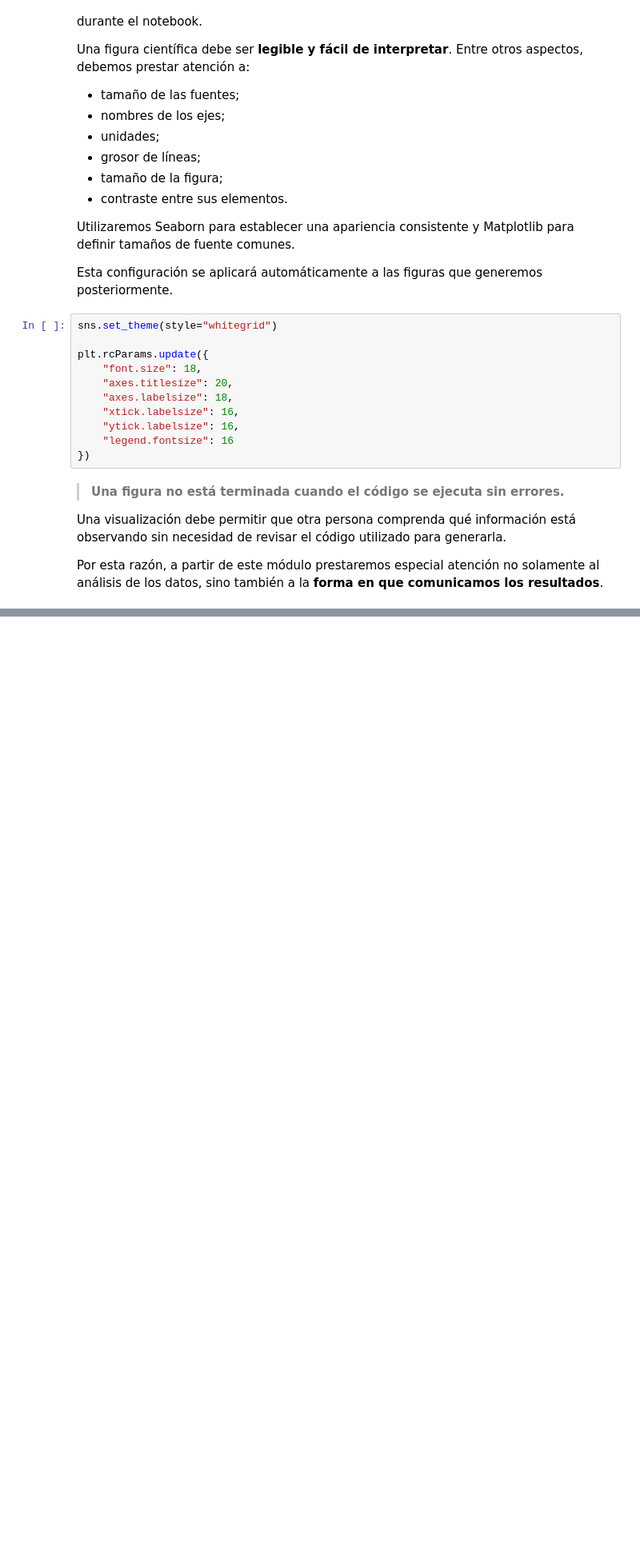
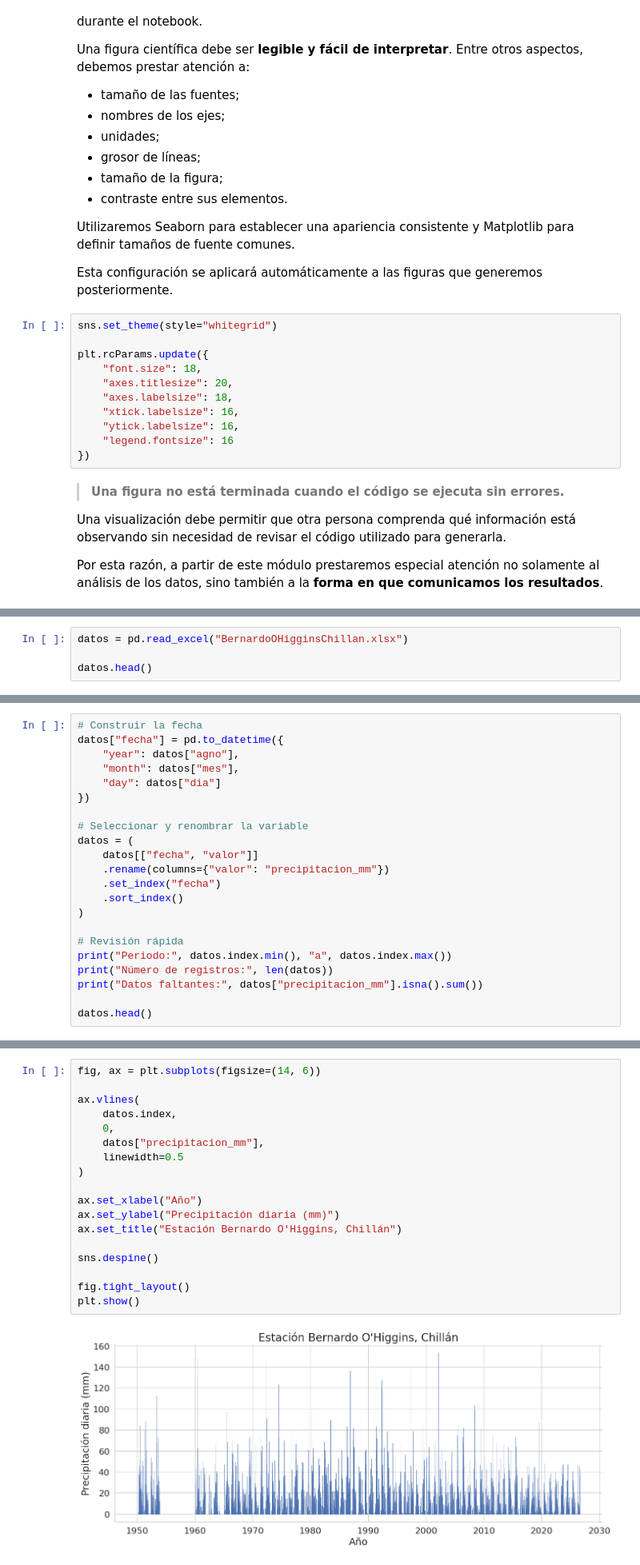
Before and after one commit to paulmunozpauta/Curso_Introduccion_Ciencia_Datos, a Jupyter notebook: Notebooks/M03_01_Exploración_estadística.ipynb, the cells around one changed output, grey strips where cells are left out. Shown at 80% size. Saved outputs shown, nothing was run; the diff lists cells and outputs as text; blank space fills up the shorter version.

```diff
--- a/Notebooks/M03_01_Exploración_estadística.ipynb
+++ b/Notebooks/M03_01_Exploración_estadística.ipynb
@@ -111,0 +134,4 @@ Por esta razón, a partir de este módulo prestaremos especial atención no sola
+# %%
+datos = pd.read_excel("BernardoOHigginsChillan.xlsx")
+
+datos.head()
@@ -111,0 +156,22 @@ Por esta razón, a partir de este módulo prestaremos especial atención no sola
+# %%
+# Construir la fecha
+datos["fecha"] = pd.to_datetime({
+    "year": datos["agno"],
+    "month": datos["mes"],
+    "day": datos["dia"]
+})
+
+# Seleccionar y renombrar la variable
+datos = (
+    datos[["fecha", "valor"]]
+    .rename(columns={"valor": "precipitacion_mm"})
+    .set_index("fecha")
+    .sort_index()
+)
+
+# Revisión rápida
+print("Periodo:", datos.index.min(), "a", datos.index.max())
+print("Número de registros:", len(datos))
+print("Datos faltantes:", datos["precipitacion_mm"].isna().sum())
+
+datos.head()
@@ -111,0 +202,20 @@ Por esta razón, a partir de este módulo prestaremos especial atención no sola
+# %%
+fig, ax = plt.subplots(figsize=(14, 6))
+
+ax.vlines(
+    datos.index,
+    0,
+    datos["precipitacion_mm"],
+    linewidth=0.5
+)
+
+ax.set_xlabel("Año")
+ax.set_ylabel("Precipitación diaria (mm)")
+ax.set_title("Estación Bernardo O'Higgins, Chillán")
+
+sns.despine()
+
+fig.tight_layout()
+plt.show()
+# %% [output]
+[figure, added]
```
Also changed, not shown: parts of 26 cells of this notebook.
